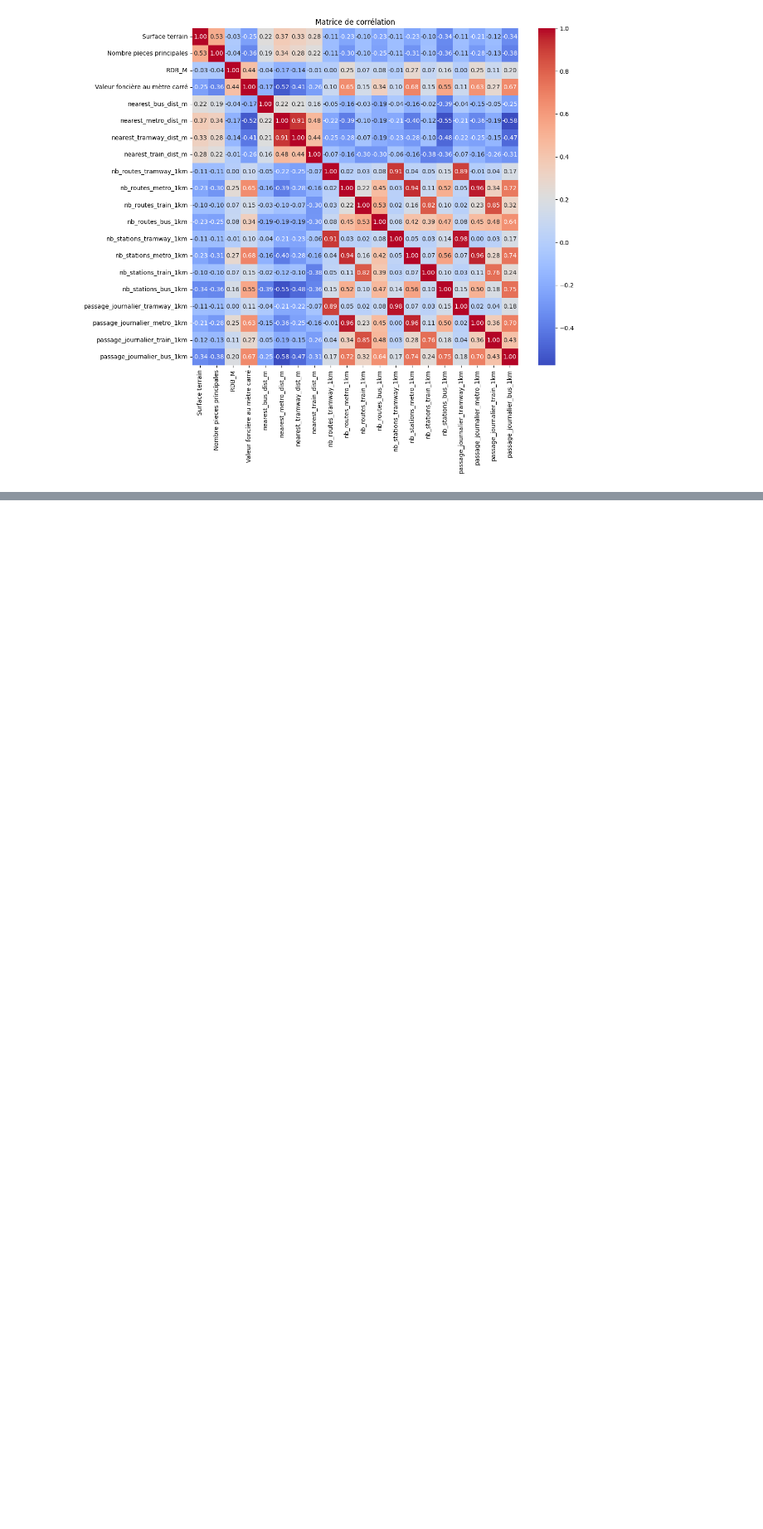
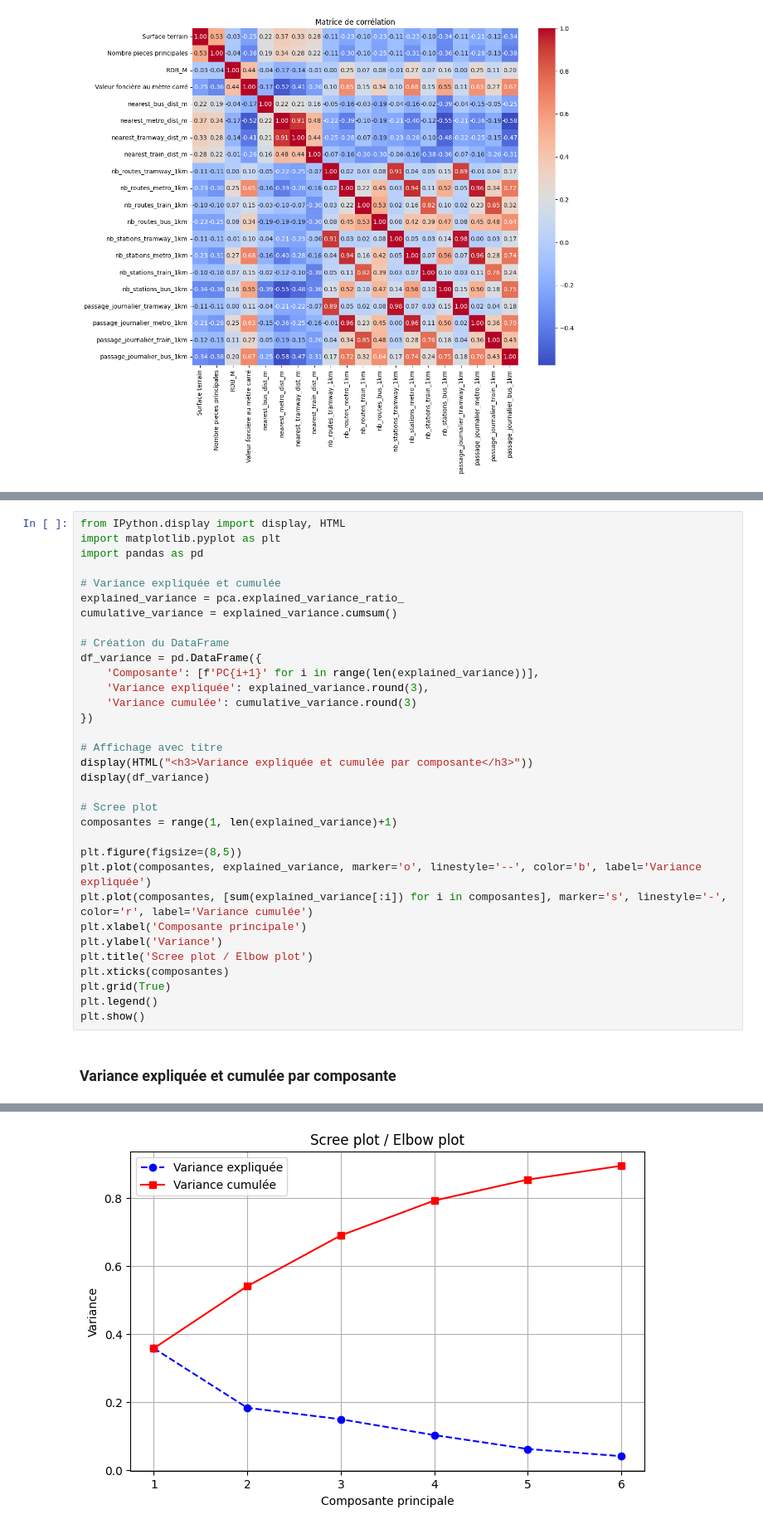
Before and after one commit to gaybrice/projet-python-ds, a Jupyter notebook: notebooks/main.ipynb, the cells around one changed output, grey strips where cells are left out. Shown at 83% size. Saved outputs shown, nothing was run; the diff lists cells and outputs as text; blank space fills up the shorter version.

```diff
--- a/notebooks/main.ipynb
+++ b/notebooks/main.ipynb
@@ -1184,0 +1172,35 @@ plt.show()
+# %%
+from IPython.display import display, HTML
+import matplotlib.pyplot as plt
+import pandas as pd
+
+# Variance expliquée et cumulée
+explained_variance = pca.explained_variance_ratio_
+cumulative_variance = explained_variance.cumsum()
+
+# Création du DataFrame
+df_variance = pd.DataFrame({
+    'Composante': [f'PC{i+1}' for i in range(len(explained_variance))],
+    'Variance expliquée': explained_variance.round(3),
+    'Variance cumulée': cumulative_variance.round(3)
+})
+
+# Affichage avec titre
+display(HTML("<h3>Variance expliquée et cumulée par composante</h3>"))
+display(df_variance)
+
+# Scree plot
+composantes = range(1, len(explained_variance)+1)
+
+plt.figure(figsize=(8,5))
+plt.plot(composantes, explained_variance, marker='o', linestyle='--', color='b', label='Variance expliquée')
+plt.plot(composantes, [sum(explained_variance[:i]) for i in composantes], marker='s', linestyle='-', color='r', label='Variance cumulée')
+plt.xlabel('Composante principale')
+plt.ylabel('Variance')
+plt.title('Scree plot / Elbow plot')
+plt.xticks(composantes)
+plt.grid(True)
+plt.legend()
+plt.show()
+# %% [output]
+Variance expliquée et cumulée par composante
@@ -1184,0 +1214 @@ plt.show()
+[figure, added]
```
Also changed, not shown: parts of 7 cells of this notebook.
